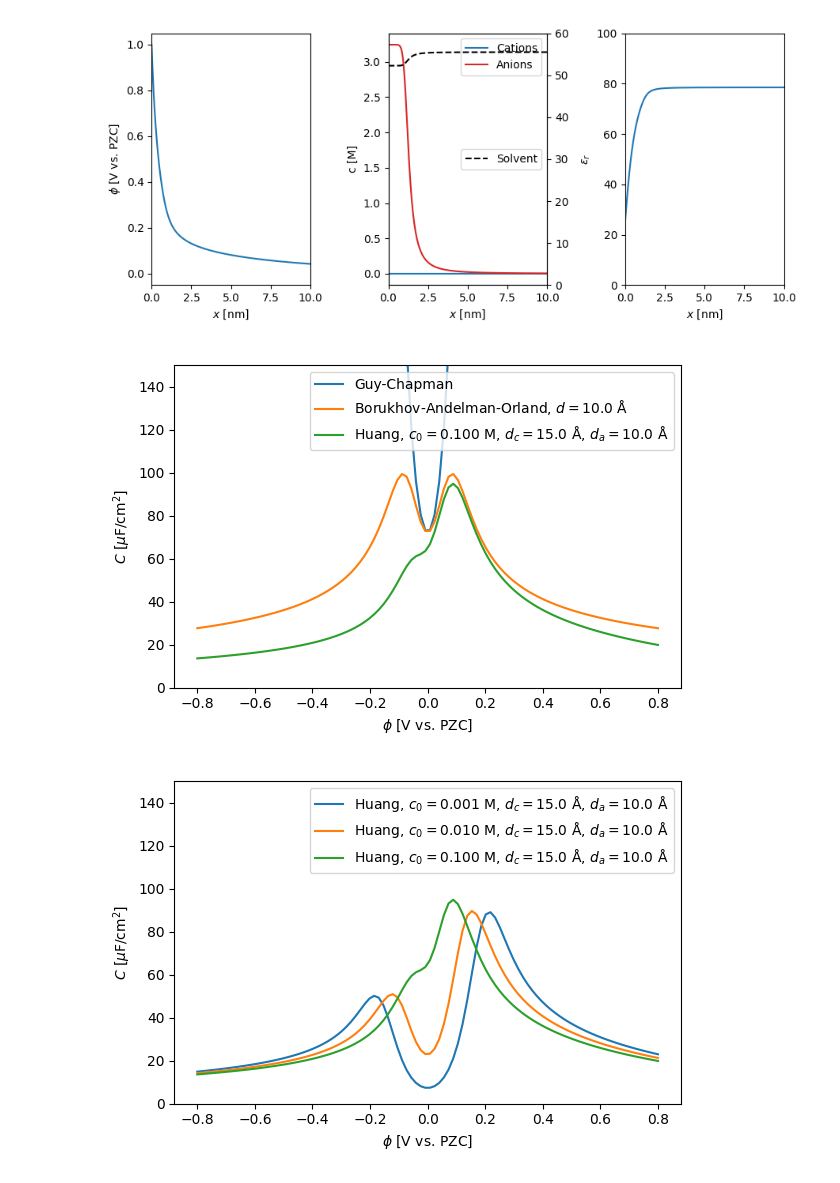
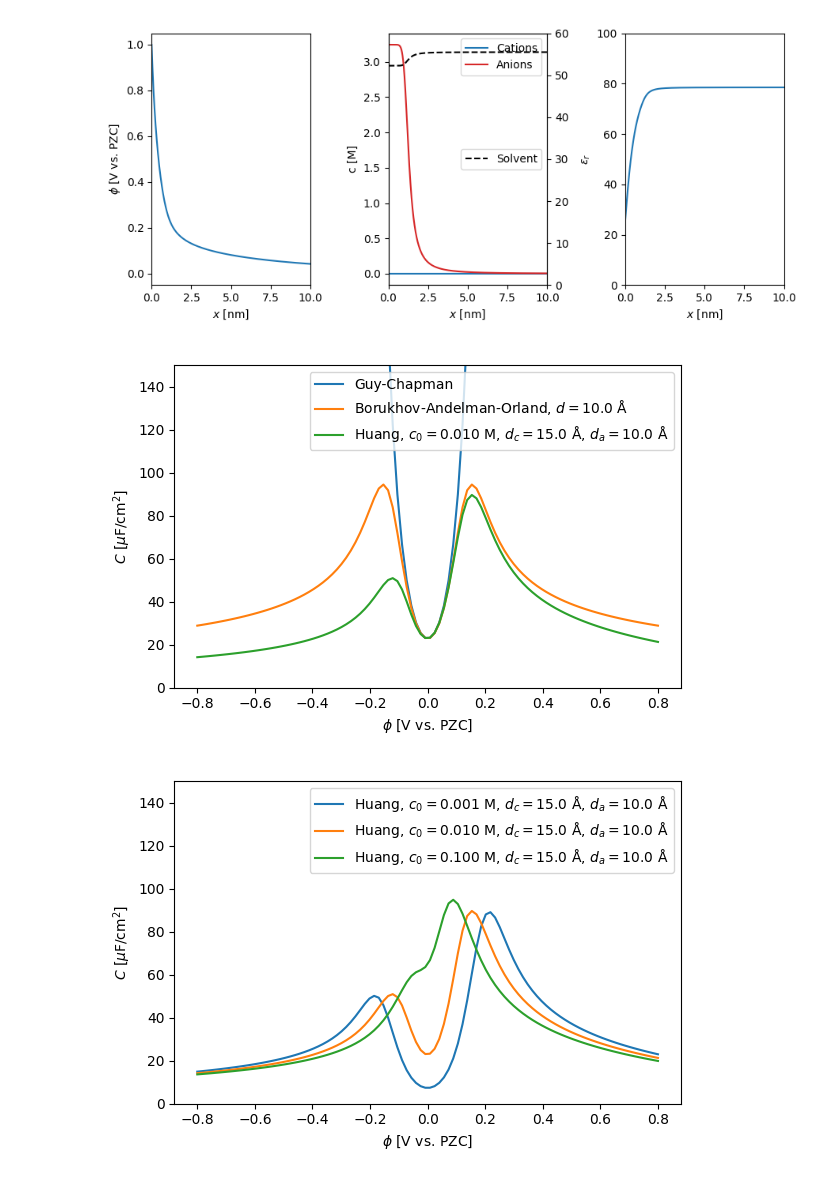
Before and after one commit to lucasdekam/frumkin, a Jupyter notebook: Comparison.ipynb, the cells around one changed output. Cells and saved outputs as stored; diff of their text form; code cells hidden in the pictures.

```diff
--- a/Comparison.ipynb
+++ b/Comparison.ipynb
@@ -41,26 +41,26 @@ Solved and saved under ./solutions/sol_huang__c0__0.001__xmax_100nm__N_10000__ph
 # %%
 fig, ax = plt.subplots(nrows=1, ncols=1, figsize=(6,4))
 
 pzc_V = 0
-concentration_M = 1e-1
+concentration_M = 1e-2
 
 gc = models.GuyChapman(concentration_M, pzc_V)
 bao = models.BorukhovAndelmanOrland(concentration_M, pzc_V, 10e-10)
 huang = models.Huang(concentration_M, pzc_V, 15e-10, 10e-10, model_water_molecules=True)
 
 phi = np.linspace(pzc_V-0.8, pzc_V+0.8, 100)
 
 ax.plot(phi, gc.getPotentialSweepSolution(phi).cap, label='Guy-Chapman')
 ax.plot(phi, bao.getPotentialSweepSolution(phi).cap, label=rf'Borukhov-Andelman-Orland, $d=${bao.a*1e10:.1f} Å')
 ax.plot(phi, huang.getPotentialSweepSolution(phi, force_recalculation=True).cap, label=rf'Huang, $c_0=${concentration_M:.3f} M, $d_c=${huang.dc*1e10:.1f} Å, $d_a=${huang.da*1e10:.1f} Å')
 ax.set_ylim([0, 150])
 ax.set_xlabel(r'$\phi$ [V vs. PZC]')
 ax.set_ylabel(r'$C$ [$\mu$F/cm$^2$]')
 ax.legend()
 
 plt.tight_layout()
 # %% [output]
-[figure, old version]
+[figure, new version]
 # %%
 fig, ax = plt.subplots(nrows=1, ncols=1, figsize=(6,4))
 phi = np.linspace(pzc_V-0.8, pzc_V+0.8, 100)
```
Also changed, not shown: parts of 1 cell of this notebook, 1 other file.
